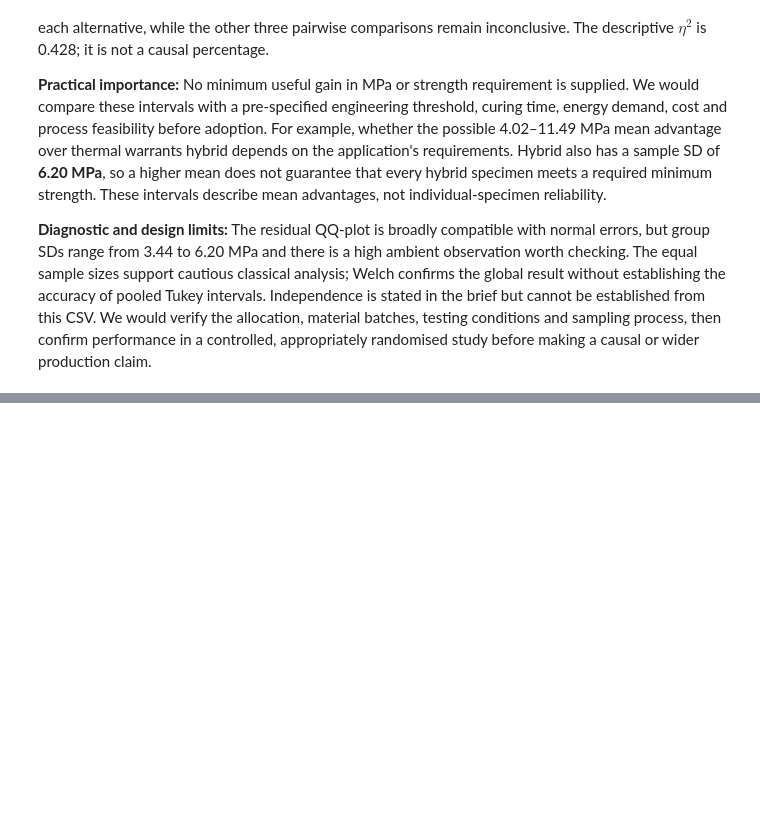
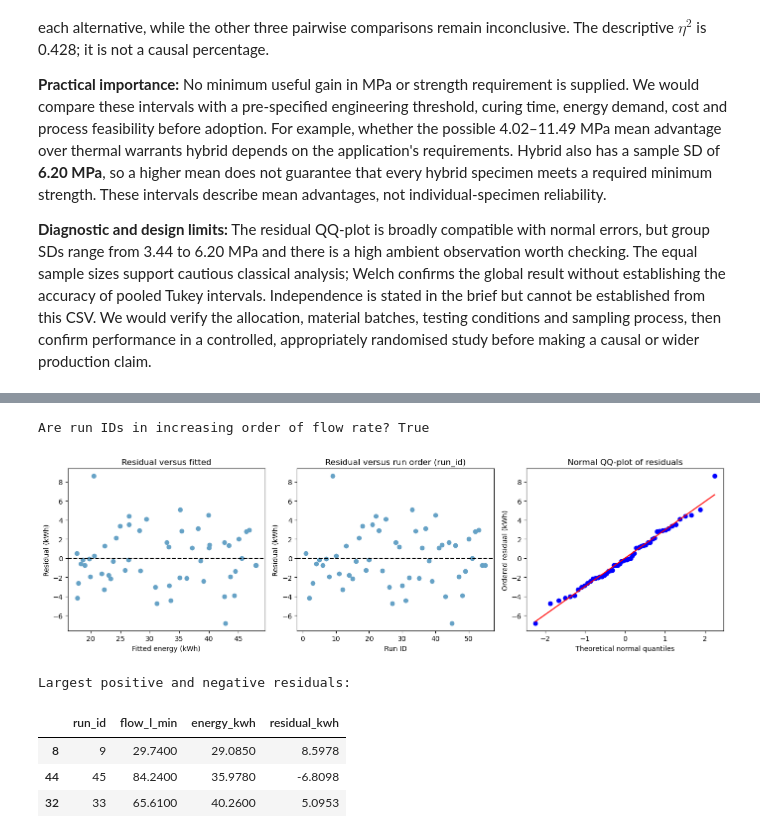
Before and after one commit to SnehaKoirala/STA_Assignments, a Jupyter notebook: Assignment5/Assignment5.ipynb, the cells around one changed output, grey strips where cells are left out. Drawn from its saved outputs; the diff is of its cells as text; code cells hidden in the pictures; blank space fills up the shorter version.

Commit message:
Completed parts 3-5 of assignment 5

```diff
--- a/Assignment5/Assignment5.ipynb
+++ b/Assignment5/Assignment5.ipynb
@@ -812,0 +947,36 @@ before relying on its coefficient inference or predictions.
+# %%
+pump_resid = pump_model.resid
+pump_fitted = pump_model.fittedvalues
+
+# Is run_id a time order, or just sorted by flow rate?
+print("Are run IDs in increasing order of flow rate?",
+      pump.sort_values("run_id")["flow_l_min"].is_monotonic_increasing)
+
+fig, axes = plt.subplots(1, 3, figsize=(14, 4.2))
+axes[0].scatter(pump_fitted, pump_resid, color="#66A2C6")
+axes[0].axhline(0, color="black", linestyle="--")
+axes[0].set(title="Residual versus fitted",
+            xlabel="Fitted energy (kWh)", ylabel="Residual (kWh)")
+
+axes[1].scatter(pump["run_id"], pump_resid, color="#66A2C6")
+axes[1].axhline(0, color="black", linestyle="--")
+axes[1].set(title="Residual versus run order (run_id)",
+            xlabel="Run ID", ylabel="Residual (kWh)")
+
+stats.probplot(pump_resid, dist="norm", plot=axes[2])
+axes[2].set(title="Normal QQ-plot of residuals",
+            xlabel="Theoretical normal quantiles", ylabel="Ordered residual (kWh)")
+plt.tight_layout()
+plt.show()
+
+print("Largest positive and negative residuals:")
+display(pump.assign(residual_kwh=pump_resid)
+        .loc[pump_resid.abs().sort_values(ascending=False).index[:3]])
+# %% [output]
+Are run IDs in increasing order of flow rate? True
+[figure, added]
+Largest positive and negative residuals:
+|  | run_id | flow_l_min | energy_kwh | residual_kwh |
+| 8 | 9 | 29.7400 | 29.0850 | 8.5978 |
+| 44 | 45 | 84.2400 | 35.9780 | -6.8098 |
+| 32 | 33 | 65.6100 | 40.2600 | 5.0953 |
```
Also changed, not shown: parts of 65 cells of this notebook, 1 other file.
